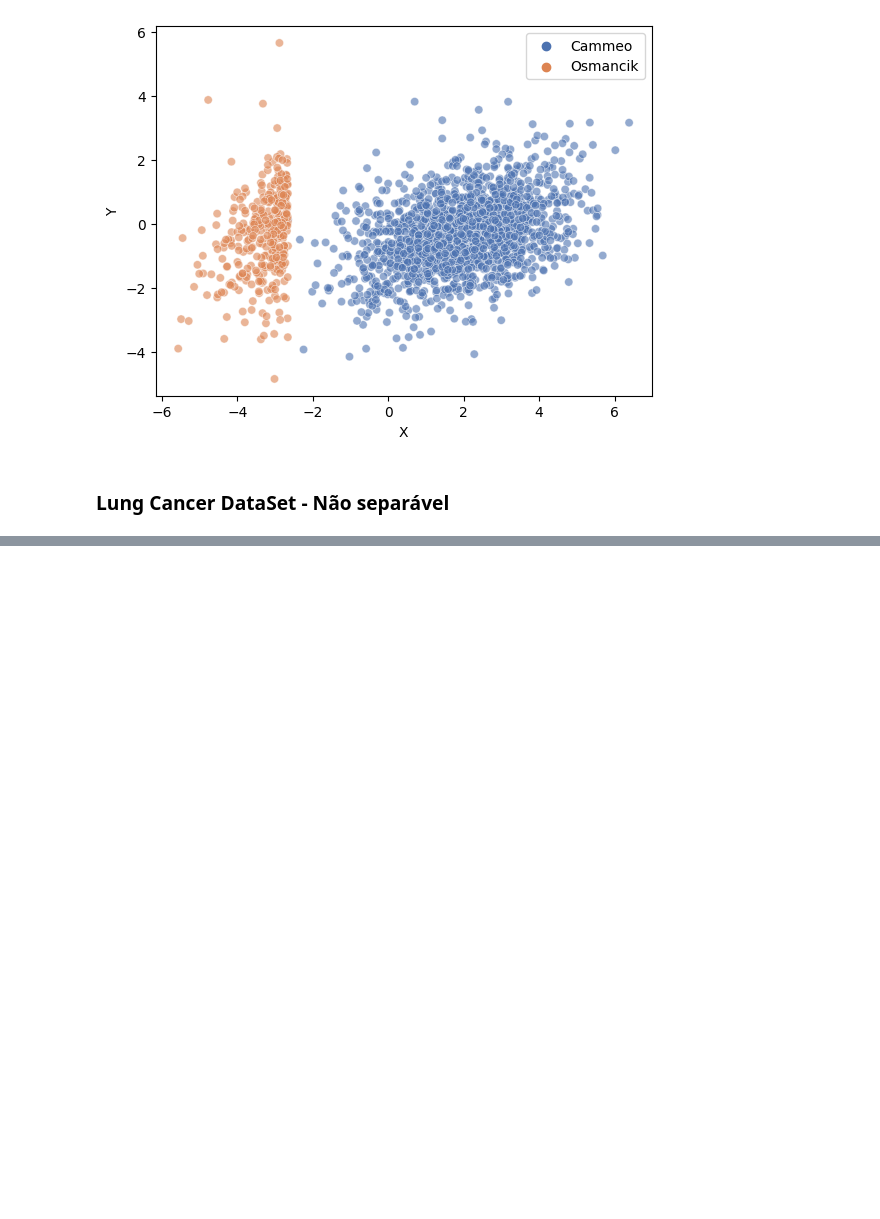
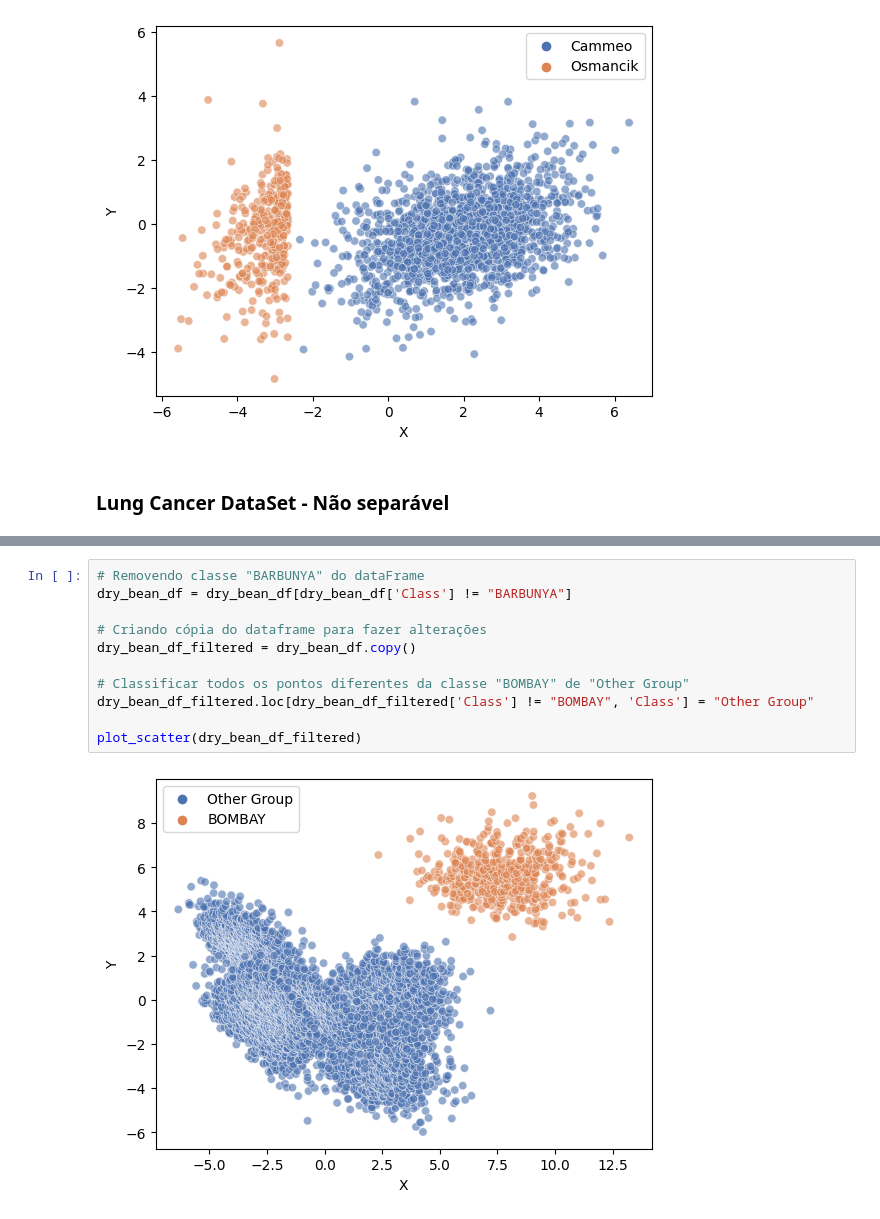
Before and after one commit to Igoreduardobraga/TP-1-ALG2, a Jupyter notebook: datasets_manipulation.ipynb, the cells around one changed output, grey strips where cells are left out. Cells and saved outputs as stored; diff of their text form; blank space fills up the shorter version.

```diff
--- a/datasets_manipulation.ipynb
+++ b/datasets_manipulation.ipynb
@@ -254,0 +291,13 @@ plot_scatter(df)
+# %%
+# Removendo classe "BARBUNYA" do dataFrame
+dry_bean_df = dry_bean_df[dry_bean_df['Class'] != "BARBUNYA"]
+
+# Criando cópia do dataframe para fazer alterações
+dry_bean_df_filtered = dry_bean_df.copy()
+
+# Classificar todos os pontos diferentes da classe "BOMBAY" de "Other Group"
+dry_bean_df_filtered.loc[dry_bean_df_filtered['Class'] != "BOMBAY", 'Class'] = "Other Group"
+
+plot_scatter(dry_bean_df_filtered)
+# %% [output]
+[figure, added]
```
Also changed, not shown: parts of 15 cells of this notebook, 3 other files.
